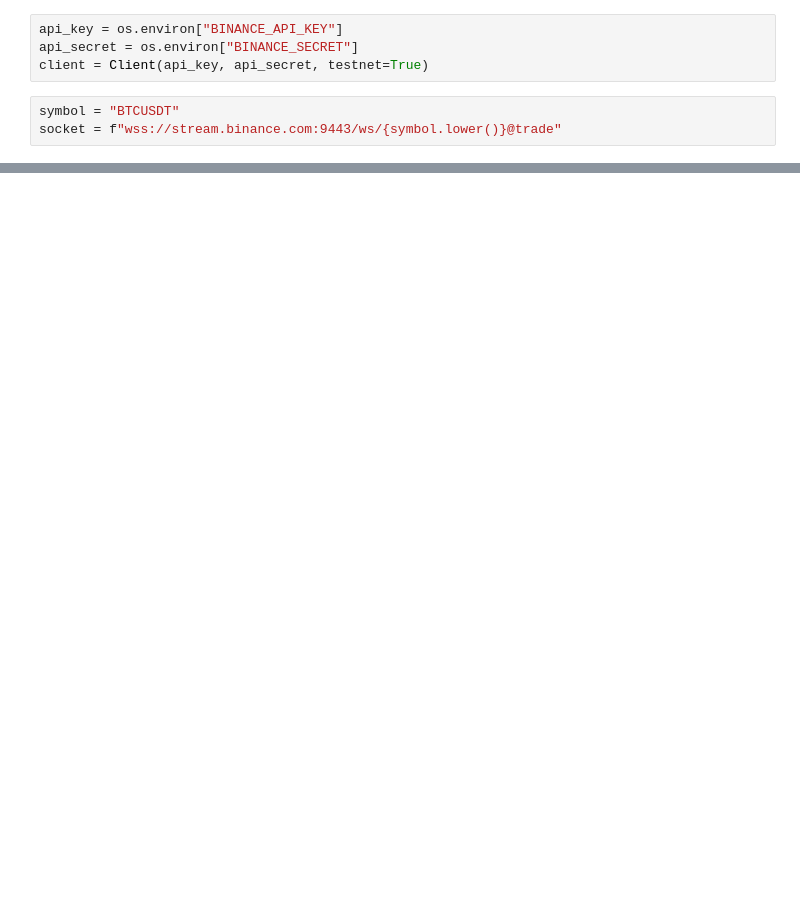
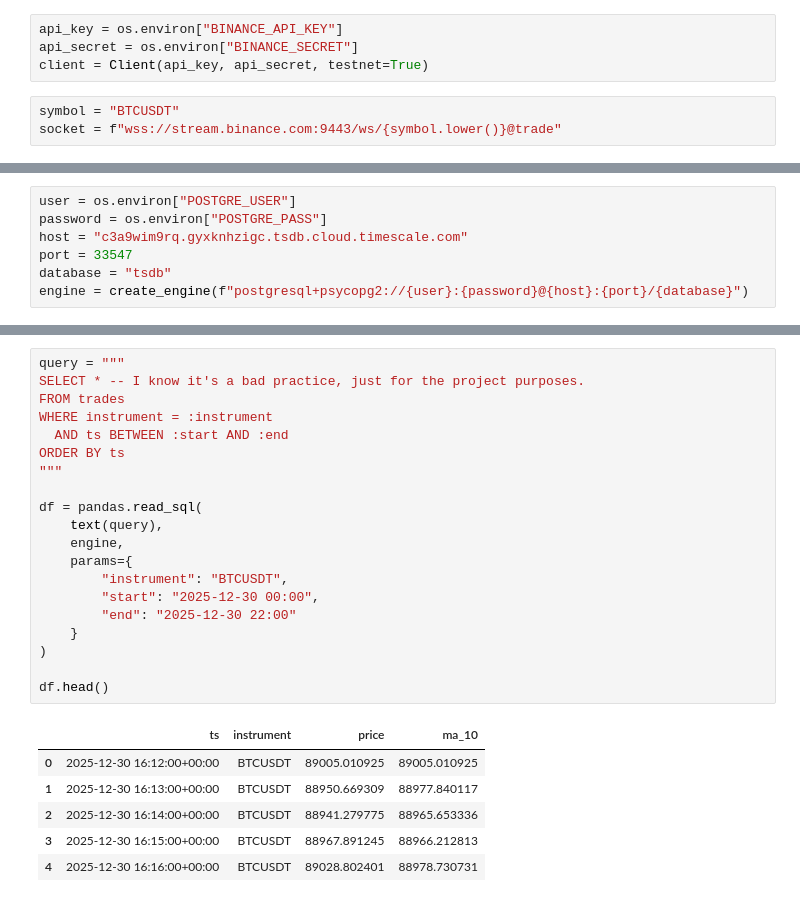
Before and after one commit to irantov/binance_project, a Jupyter notebook: binance_project.ipynb, the cells around one changed output, grey strips where cells are left out. Saved outputs shown, nothing was run; the diff lists cells and outputs as text; blank space fills up the shorter version.

```diff
--- a/binance_project.ipynb
+++ b/binance_project.ipynb
@@ -99,0 +237,7 @@ Connection opened
+# %%
+user = os.environ["POSTGRE_USER"]
+password = os.environ["POSTGRE_PASS"]
+host = "c3a9wim9rq.gyxknhzigc.tsdb.cloud.timescale.com"
+port = 33547
+database = "tsdb"
+engine = create_engine(f"postgresql+psycopg2://{user}:{password}@{host}:{port}/{database}")
@@ -99,0 +259,27 @@ Connection opened
+# %%
+query = """
+SELECT * -- I know it's a bad practice, just for the project purposes.
+FROM trades
+WHERE instrument = :instrument
+  AND ts BETWEEN :start AND :end
+ORDER BY ts
+"""
+
+df = pandas.read_sql(
+    text(query),
+    engine,
+    params={
+        "instrument": "BTCUSDT",
+        "start": "2025-12-30 00:00",
+        "end": "2025-12-30 22:00"
+    }
+)
+
+df.head()
+# %% [output]
+|  | ts | instrument | price | ma_10 |
+| 0 | 2025-12-30 16:12:00+00:00 | BTCUSDT | 89005.010925 | 89005.010925 |
+| 1 | 2025-12-30 16:13:00+00:00 | BTCUSDT | 88950.669309 | 88977.840117 |
+| 2 | 2025-12-30 16:14:00+00:00 | BTCUSDT | 88941.279775 | 88965.653336 |
+| 3 | 2025-12-30 16:15:00+00:00 | BTCUSDT | 88967.891245 | 88966.212813 |
+| 4 | 2025-12-30 16:16:00+00:00 | BTCUSDT | 89028.802401 | 88978.730731 |
```
Also changed, not shown: parts of 8 cells of this notebook.
